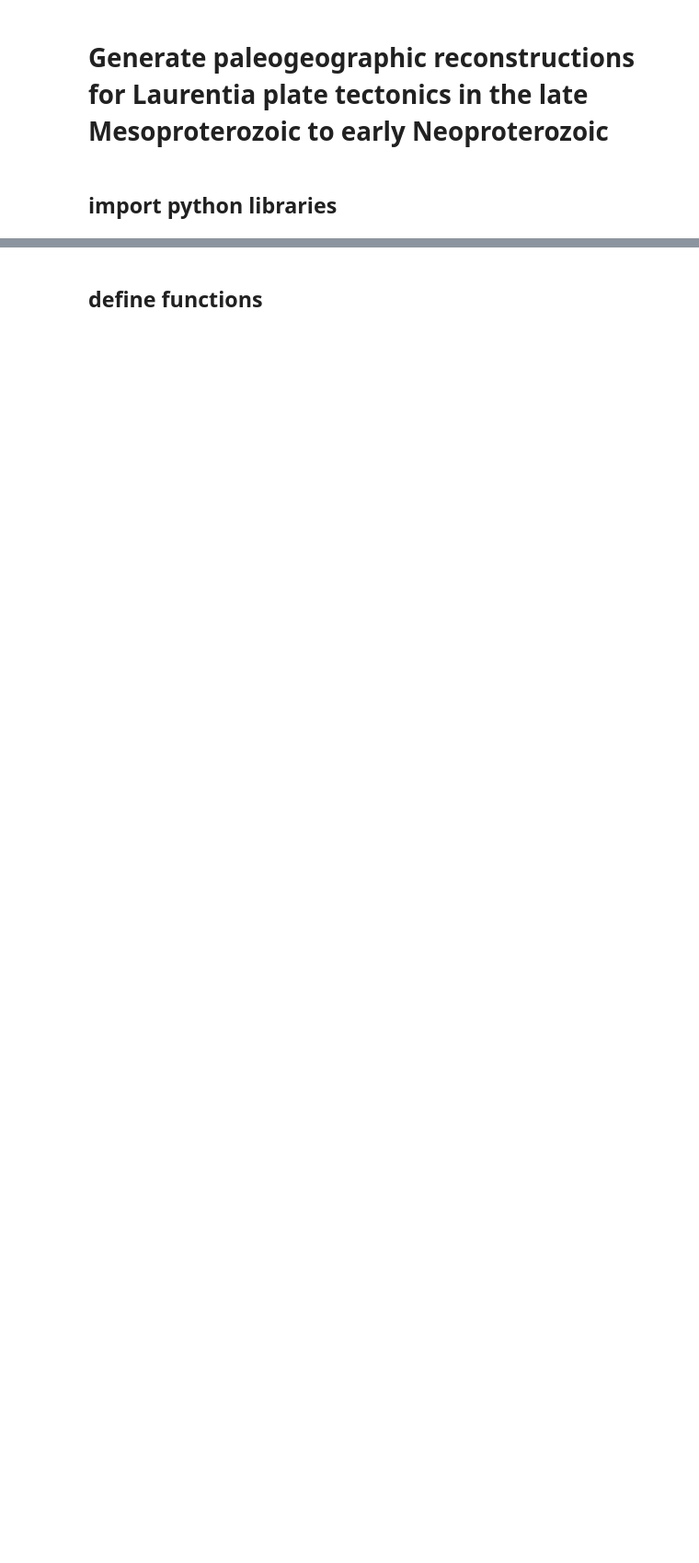
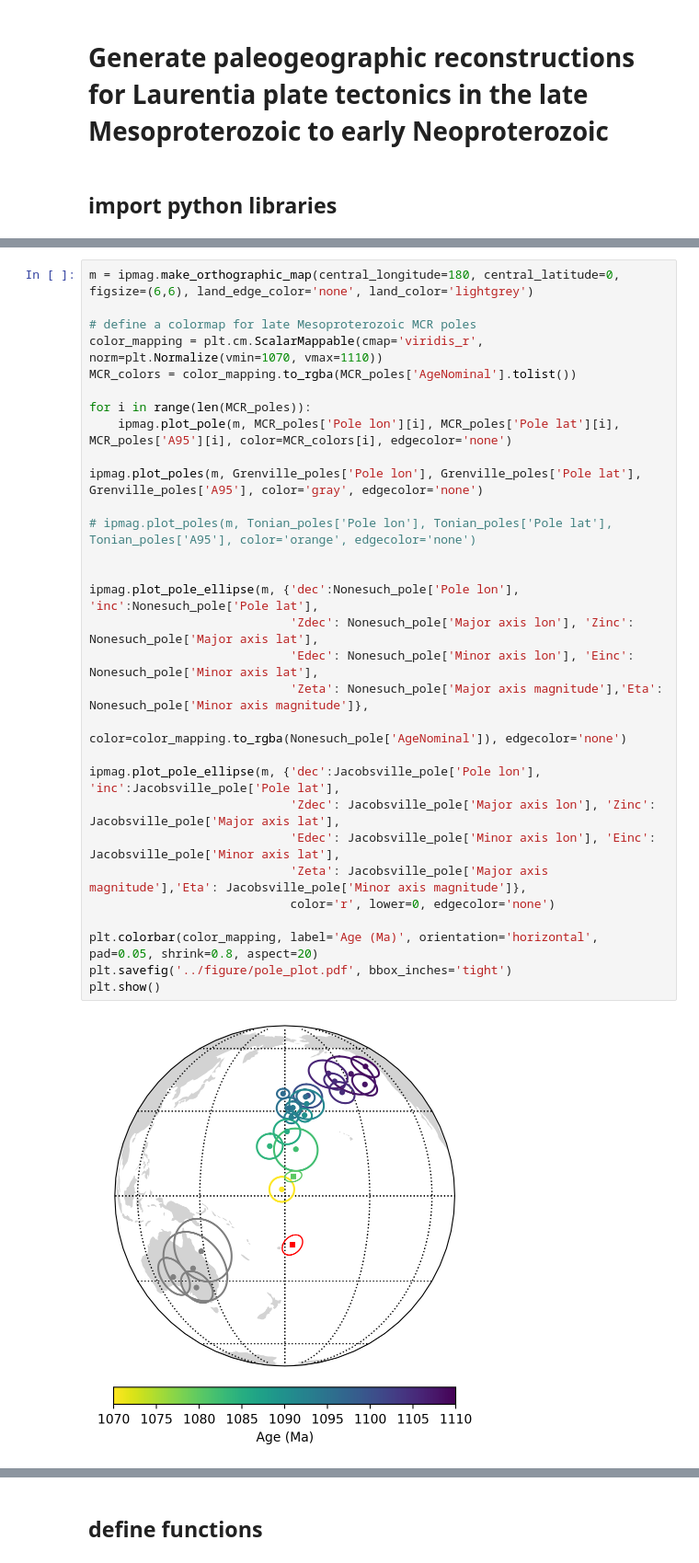
Before and after one commit to duserzym/Yiming_Zhang_PhD_dissertation, a Jupyter notebook: code/paleogeography_summary.ipynb, the cells around one changed output, grey strips where cells are left out. Shown at 92% size. Cells and saved outputs as stored; diff of their text form; blank space fills up the shorter version.

```diff
--- a/code/paleogeography_summary.ipynb
+++ b/code/paleogeography_summary.ipynb
@@ -34,0 +91,32 @@ import pygplates as pgp
+# %%
+m = ipmag.make_orthographic_map(central_longitude=180, central_latitude=0, figsize=(6,6), land_edge_color='none', land_color='lightgrey')
+
+# define a colormap for late Mesoproterozoic MCR poles
+color_mapping = plt.cm.ScalarMappable(cmap='viridis_r', norm=plt.Normalize(vmin=1070, vmax=1110))
+MCR_colors = color_mapping.to_rgba(MCR_poles['AgeNominal'].tolist())
+
+for i in range(len(MCR_poles)):
+    ipmag.plot_pole(m, MCR_poles['Pole lon'][i], MCR_poles['Pole lat'][i], MCR_poles['A95'][i], color=MCR_colors[i], edgecolor='none')
+
+ipmag.plot_poles(m, Grenville_poles['Pole lon'], Grenville_poles['Pole lat'], Grenville_poles['A95'], color='gray', edgecolor='none')
+
+# ipmag.plot_poles(m, Tonian_poles['Pole lon'], Tonian_poles['Pole lat'], Tonian_poles['A95'], color='orange', edgecolor='none')
+
+
+ipmag.plot_pole_ellipse(m, {'dec':Nonesuch_pole['Pole lon'], 'inc':Nonesuch_pole['Pole lat'],
+                            'Zdec': Nonesuch_pole['Major axis lon'], 'Zinc': Nonesuch_pole['Major axis lat'],
+                            'Edec': Nonesuch_pole['Minor axis lon'], 'Einc': Nonesuch_pole['Minor axis lat'],
+                            'Zeta': Nonesuch_pole['Major axis magnitude'],'Eta': Nonesuch_pole['Minor axis magnitude']},
+                            color=color_mapping.to_rgba(Nonesuch_pole['AgeNominal']), edgecolor='none')
+
+ipmag.plot_pole_ellipse(m, {'dec':Jacobsville_pole['Pole lon'], 'inc':Jacobsville_pole['Pole lat'],
+                            'Zdec': Jacobsville_pole['Major axis lon'], 'Zinc': Jacobsville_pole['Major axis lat'],
+                            'Edec': Jacobsville_pole['Minor axis lon'], 'Einc': Jacobsville_pole['Minor axis lat'],
+                            'Zeta': Jacobsville_pole['Major axis magnitude'],'Eta': Jacobsville_pole['Minor axis magnitude']},
+                            color='r', lower=0, edgecolor='none')
+
+plt.colorbar(color_mapping, label='Age (Ma)', orientation='horizontal', pad=0.05, shrink=0.8, aspect=20)
+plt.savefig('../figure/pole_plot.pdf', bbox_inches='tight')
+plt.show()
+# %% [output]
+[figure, added]
```
Also changed, not shown: parts of 15 cells of this notebook, 3 other files.
